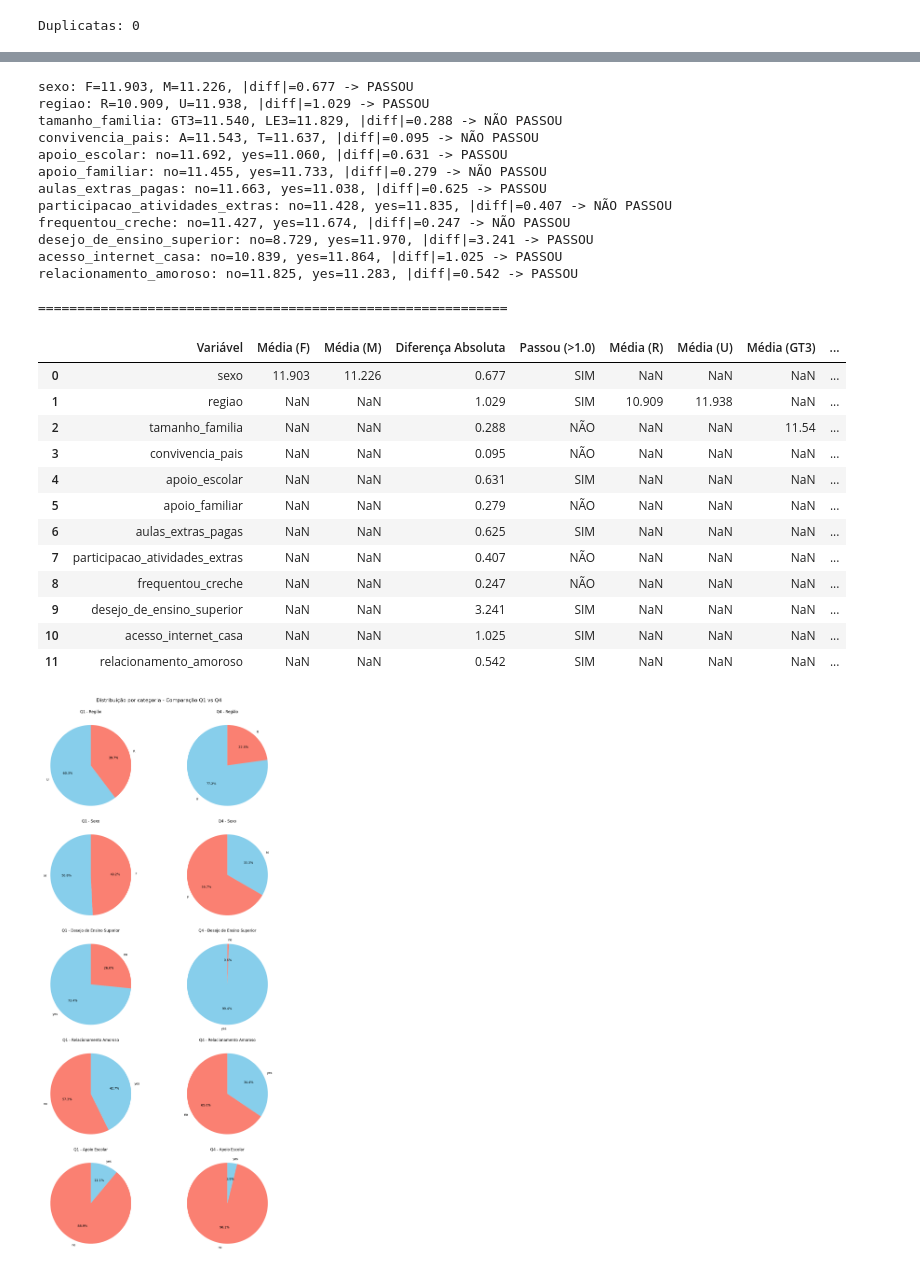
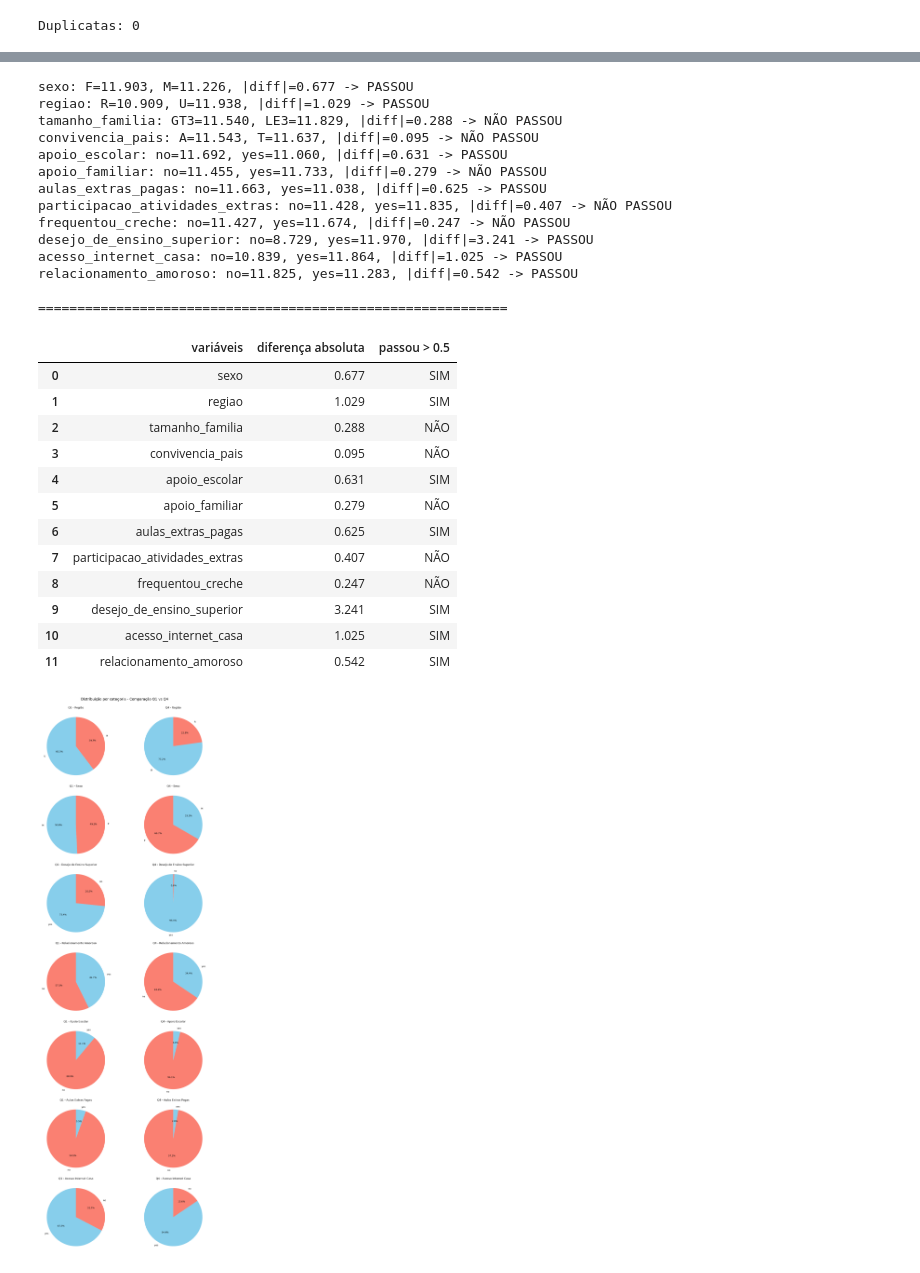
Before and after one commit to julialm-s/EDADatasetStudentAlcoholConsumption, a Jupyter notebook: filtragem_e_análise.ipynb, the cells around one changed output, grey strips where cells are left out. Drawn from its saved outputs; the diff is of its cells as text; code cells hidden in the pictures.

```diff
--- a/filtragem_e_análise.ipynb
+++ b/filtragem_e_análise.ipynb
@@ -174,11 +183,9 @@ for var in binarias:
             passou = diff > 0.5
             cat1, cat2 = grupos.index[0], grupos.index[1]
             resultados.append({
-                'Variável': var,
-                f'Média ({cat1})': round(media1, 3),
-                f'Média ({cat2})': round(media2, 3),
-                'Diferença Absoluta': round(diff, 3),
-                'Passou (>0.5)': 'SIM' if passou else 'NÃO'
+                'variáveis': var,
+                'diferença absoluta': round(diff, 3),
+                'passou > 0.5': 'SIM' if passou else 'NÃO'
             })
             print(f"{var}: {cat1}={media1:.3f}, {cat2}={media2:.3f}, |diff|={diff:.3f} -> {'PASSOU' if passou else 'NÃO PASSOU'}")
     else:
@@ -186,6 +193,7 @@ for var in binarias:
 
 print("\n" + "="*60)
 df_resultado = pd.DataFrame(resultados)
+df_resultado = df_resultado[['variáveis', 'diferença absoluta', 'passou > 0.5']]
 display(df_resultado)
 # %% [output]
 sexo: F=11.903, M=11.226, |diff|=0.677 -> PASSOU
@@ -202,19 +210,19 @@ acesso_internet_casa: no=10.839, yes=11.864, |diff|=1.025 -> PASSOU
 relacionamento_amoroso: no=11.825, yes=11.283, |diff|=0.542 -> PASSOU
 
 ============================================================
-|  | Variável | Média (F) | Média (M) | Diferença Absoluta | Passou (>1.0) | Média (R) | Média (U) | Média (GT3) | ... |
-| 0 | sexo | 11.903 | 11.226 | 0.677 | SIM | NaN | NaN | NaN | ... |
-| 1 | regiao | NaN | NaN | 1.029 | SIM | 10.909 | 11.938 | NaN | ... |
-| 2 | tamanho_familia | NaN | NaN | 0.288 | NÃO | NaN | NaN | 11.54 | ... |
-| 3 | convivencia_pais | NaN | NaN | 0.095 | NÃO | NaN | NaN | NaN | ... |
-| 4 | apoio_escolar | NaN | NaN | 0.631 | SIM | NaN | NaN | NaN | ... |
-| 5 | apoio_familiar | NaN | NaN | 0.279 | NÃO | NaN | NaN | NaN | ... |
-| 6 | aulas_extras_pagas | NaN | NaN | 0.625 | SIM | NaN | NaN | NaN | ... |
-| 7 | participacao_atividades_extras | NaN | NaN | 0.407 | NÃO | NaN | NaN | NaN | ... |
-| 8 | frequentou_creche | NaN | NaN | 0.247 | NÃO | NaN | NaN | NaN | ... |
-| 9 | desejo_de_ensino_superior | NaN | NaN | 3.241 | SIM | NaN | NaN | NaN | ... |
-| 10 | acesso_internet_casa | NaN | NaN | 1.025 | SIM | NaN | NaN | NaN | ... |
-| 11 | relacionamento_amoroso | NaN | NaN | 0.542 | SIM | NaN | NaN | NaN | ... |
+|  | variáveis | diferença absoluta | passou > 0.5 |
+| 0 | sexo | 0.677 | SIM |
+| 1 | regiao | 1.029 | SIM |
+| 2 | tamanho_familia | 0.288 | NÃO |
+| 3 | convivencia_pais | 0.095 | NÃO |
+| 4 | apoio_escolar | 0.631 | SIM |
+| 5 | apoio_familiar | 0.279 | NÃO |
+| 6 | aulas_extras_pagas | 0.625 | SIM |
+| 7 | participacao_atividades_extras | 0.407 | NÃO |
+| 8 | frequentou_creche | 0.247 | NÃO |
+| 9 | desejo_de_ensino_superior | 3.241 | SIM |
+| 10 | acesso_internet_casa | 1.025 | SIM |
+| 11 | relacionamento_amoroso | 0.542 | SIM |
 # %%
 #eliminando as variáveis
 nao_passou = ['tamanho_familia', 'convivencia_pais', 'apoio_familiar', 'participacao_atividades_extras', 'frequentou_creche']
@@ -222,8 +230,6 @@ d1 = d1.drop(columns=nao_passou, axis=1)
 # %%
 # GRÁFICOS PIZZA - VARIÁVEIS BINÁRIAS/CATEGÓRICAS (Q1 vs Q4) - CONSOLIDADOS
 # Cores padronizadas com mapeamento consistente: salmon / skyblue
-
-import matplotlib.pyplot as plt
 
 vars_pizza = [
     ('regiao', 'Região'),
@@ -231,6 +237,8 @@ vars_pizza = [
     ('desejo_de_ensino_superior', 'Desejo de Ensino Superior'),
     ('relacionamento_amoroso', 'Relacionamento Amoroso'),
     ('apoio_escolar', 'Apoio Escolar'),
+    ('aulas_extras_pagas', 'Aulas Extras Pagas'),
+    ('acesso_internet_casa', 'Acesso Internet Casa'),
 ]
 
 fig, axes = plt.subplots(len(vars_pizza), 2, figsize=(14, 5*len(vars_pizza)))
@@ -238,31 +246,31 @@ fig, axes = plt.subplots(len(vars_pizza), 2, figsize=(14, 5*len(vars_pizza)))
 for i, (var, titulo) in enumerate(vars_pizza):
     if var not in q1.columns or var not in q4.columns:
         continue
 
     q1_counts = q1[var].value_counts()
     q4_counts = q4[var].value_counts()
 
     # Mapeamento consistente de cores por categoria
     todas_cats = list(q1_counts.index) + list(q4_counts.index)
     # Define cores padronizadas
     cat_color = {}
     for j, cat in enumerate(sorted(set(todas_cats))):
         if j == 0:
             cat_color[cat] = 'salmon'
         else:
             cat_color[cat] = 'skyblue'
 
     cores_q1 = [cat_color.get(c, 'gray') for c in q1_counts.index]
     cores_q4 = [cat_color.get(c, 'gray') for c in q4_counts.index]
 
     axes[i, 0].pie(q1_counts, labels=q1_counts.index, colors=cores_q1, autopct='%1.1f%%', startangle=90)
     axes[i, 0].set_title(f'Q1 - {titulo}')
 
     axes[i, 1].pie(q4_counts, labels=q4_counts.index, colors=cores_q4, autopct='%1.1f%%', startangle=90)
     axes[i, 1].set_title(f'Q4 - {titulo}')
 
 plt.suptitle('Distribuição por categoria - Comparação Q1 vs Q4', fontsize=16, y=1.001)
 plt.tight_layout()
 plt.show()
 # %% [output]
-[figure, old version]
+[figure, new version]
```
Also changed, not shown: parts of 6 cells of this notebook.
